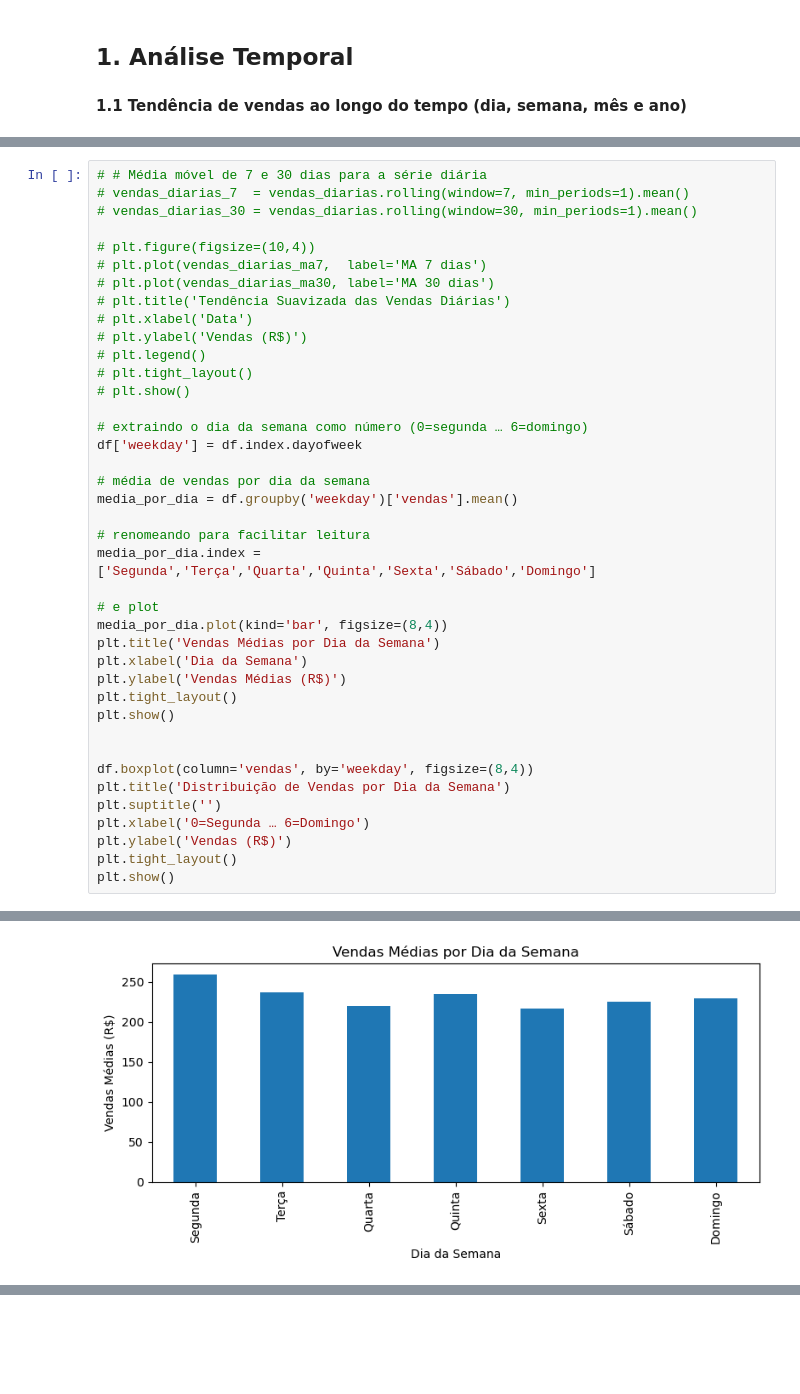
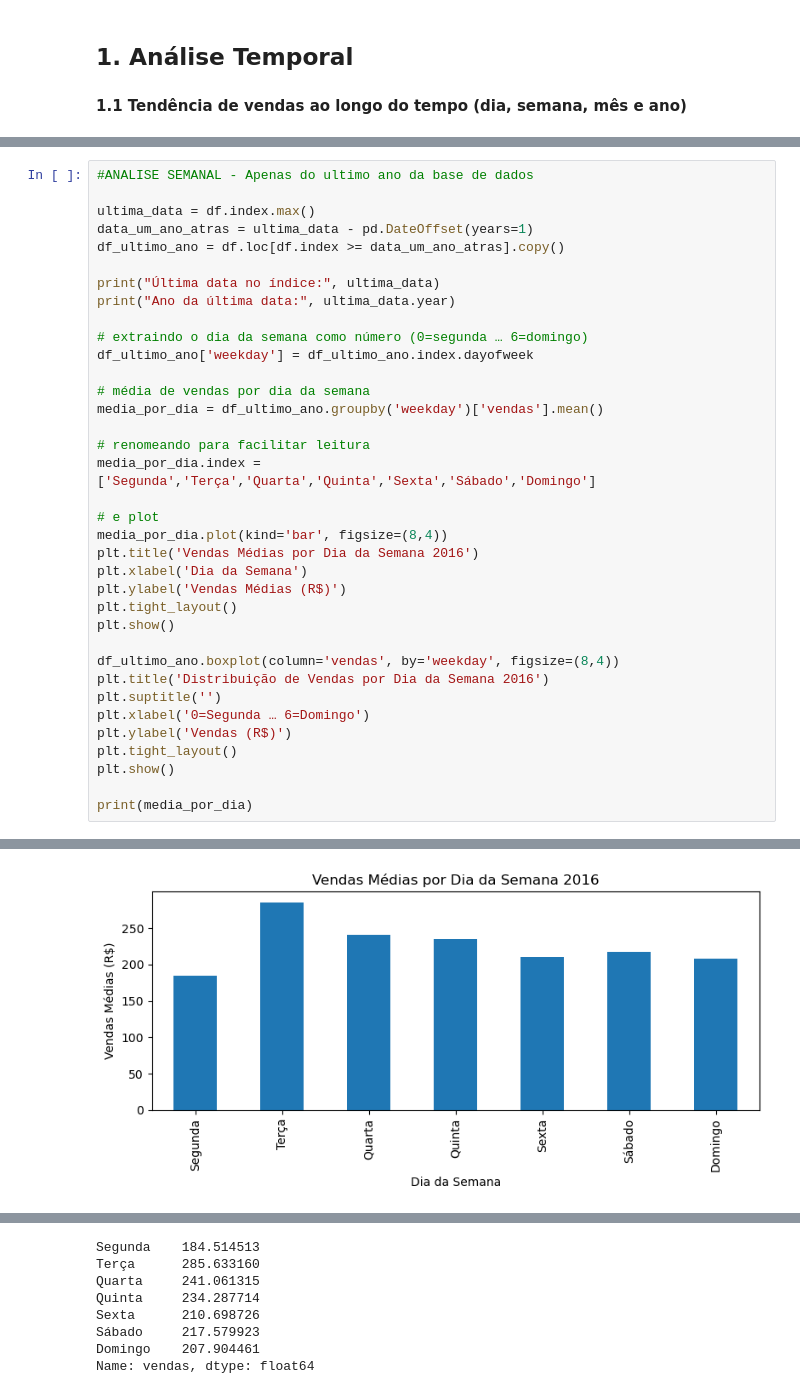
Before and after one commit to liviagcarvalho/Analise-de-Dados-Jr.---Livia-e-Joao, a Jupyter notebook: Análise de dados - Grupo 10.ipynb, the cells around one changed output, grey strips where cells are left out. Saved outputs shown, nothing was run; the diff lists cells and outputs as text; blank space fills up the shorter version.

```diff
--- a/Análise de dados - Grupo 10.ipynb
+++ b/Análise de dados - Grupo 10.ipynb
@@ -108,41 +160,37 @@ plot_series(vendas_anuais,    'Vendas Anuais',     'Ano')
 # %%
-# # Média móvel de 7 e 30 dias para a série diária
-# vendas_diarias_7  = vendas_diarias.rolling(window=7, min_periods=1).mean()
-# vendas_diarias_30 = vendas_diarias.rolling(window=30, min_periods=1).mean()
+#ANALISE SEMANAL - Apenas do ultimo ano da base de dados
 
-# plt.figure(figsize=(10,4))
-# plt.plot(vendas_diarias_ma7,  label='MA 7 dias')
-# plt.plot(vendas_diarias_ma30, label='MA 30 dias')
-# plt.title('Tendência Suavizada das Vendas Diárias')
-# plt.xlabel('Data')
-# plt.ylabel('Vendas (R$)')
-# plt.legend()
-# plt.tight_layout()
-# plt.show()
+ultima_data = df.index.max()
+data_um_ano_atras = ultima_data - pd.DateOffset(years=1)
+df_ultimo_ano = df.loc[df.index >= data_um_ano_atras].copy()
+
+print("Última data no índice:", ultima_data)
+print("Ano da última data:", ultima_data.year)
 
 # extraindo o dia da semana como número (0=segunda … 6=domingo)
-df['weekday'] = df.index.dayofweek
+df_ultimo_ano['weekday'] = df_ultimo_ano.index.dayofweek
 
 # média de vendas por dia da semana
-media_por_dia = df.groupby('weekday')['vendas'].mean()
+media_por_dia = df_ultimo_ano.groupby('weekday')['vendas'].mean()
 
 # renomeando para facilitar leitura
 media_por_dia.index = ['Segunda','Terça','Quarta','Quinta','Sexta','Sábado','Domingo']
 
 # e plot
 media_por_dia.plot(kind='bar', figsize=(8,4))
-plt.title('Vendas Médias por Dia da Semana')
+plt.title('Vendas Médias por Dia da Semana 2016')
 plt.xlabel('Dia da Semana')
 plt.ylabel('Vendas Médias (R$)')
 plt.tight_layout()
 plt.show()
 
-
-df.boxplot(column='vendas', by='weekday', figsize=(8,4))
-plt.title('Distribuição de Vendas por Dia da Semana')
+df_ultimo_ano.boxplot(column='vendas', by='weekday', figsize=(8,4))
+plt.title('Distribuição de Vendas por Dia da Semana 2016')
 plt.suptitle('')
 plt.xlabel('0=Segunda … 6=Domingo')
 plt.ylabel('Vendas (R$)')
 plt.tight_layout()
 plt.show()
+
+print(media_por_dia)
 # %% [output]
@@ -149 +199 @@ plt.show()
-[figure, old version]
+[figure, new version]
@@ -150,0 +201,8 @@ plt.show()
+Segunda    184.514513
+Terça      285.633160
+Quarta     241.061315
+Quinta     234.287714
+Sexta      210.698726
+Sábado     217.579923
+Domingo    207.904461
+Name: vendas, dtype: float64
```
Also changed, not shown: parts of 12 cells of this notebook.
